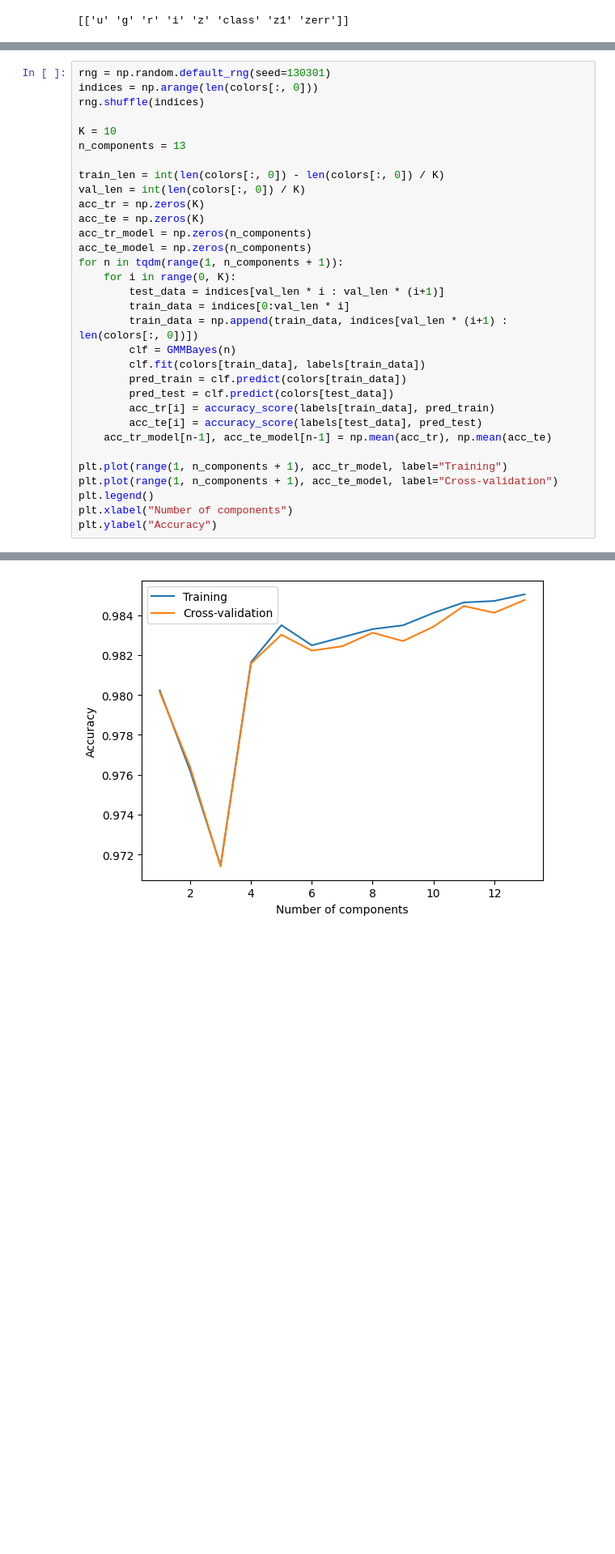
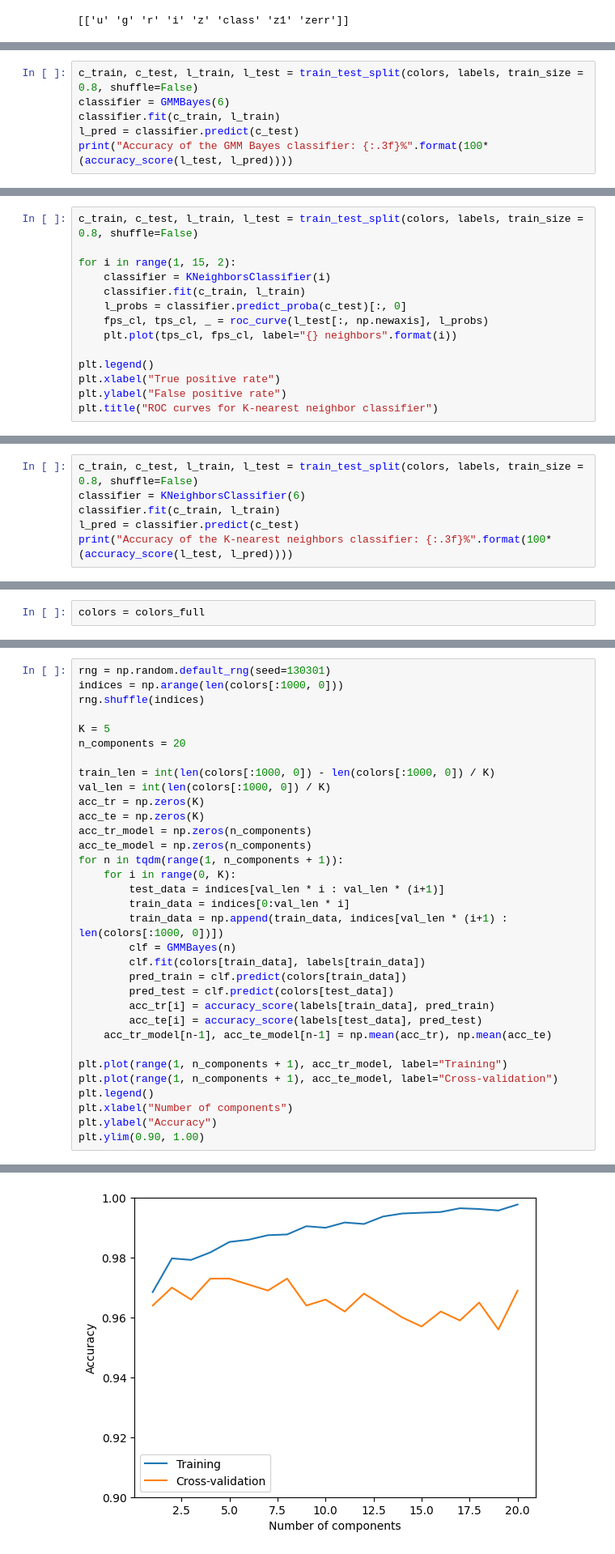
Before and after one commit to DiegoToniolo/astrostatistics_bicocca_2024, a Jupyter notebook: working/L19_GalaxiesAndQuasars.ipynb, the cells around one changed output, grey strips where cells are left out. Shown at 81% size. Drawn from its saved outputs; the diff is of its cells as text; blank space fills up the shorter version.

```diff
--- a/working/L19_GalaxiesAndQuasars.ipynb
+++ b/working/L19_GalaxiesAndQuasars.ipynb
@@ -40,0 +135,6 @@ for i in range(0, 4):
+# %%
+c_train, c_test, l_train, l_test = train_test_split(colors, labels, train_size = 0.8, shuffle=False)
+classifier = GMMBayes(6)
+classifier.fit(c_train, l_train)
+l_pred = classifier.predict(c_test)
+print("Accuracy of the GMM Bayes classifier: {:.3f}%".format(100*(accuracy_score(l_test, l_pred))))
@@ -40,0 +147,14 @@ for i in range(0, 4):
+# %%
+c_train, c_test, l_train, l_test = train_test_split(colors, labels, train_size = 0.8, shuffle=False)
+
+for i in range(1, 15, 2):
+    classifier = KNeighborsClassifier(i)
+    classifier.fit(c_train, l_train)
+    l_probs = classifier.predict_proba(c_test)[:, 0]
+    fps_cl, tps_cl, _ = roc_curve(l_test[:, np.newaxis], l_probs)
+    plt.plot(tps_cl, fps_cl, label="{} neighbors".format(i))
+
+plt.legend()
+plt.xlabel("True positive rate")
+plt.ylabel("False positive rate")
+plt.title("ROC curves for K-nearest neighbor classifier")
@@ -40,0 +204,6 @@ for i in range(0, 4):
+# %%
+c_train, c_test, l_train, l_test = train_test_split(colors, labels, train_size = 0.8, shuffle=False)
+classifier = KNeighborsClassifier(6)
+classifier.fit(c_train, l_train)
+l_pred = classifier.predict(c_test)
+print("Accuracy of the K-nearest neighbors classifier: {:.3f}%".format(100*(accuracy_score(l_test, l_pred))))
@@ -53,3 +216,5 @@ We begin with the first three:
+# %%
+colors = colors_full
 # %%
 c_train, c_test, l_train, l_test = train_test_split(colors, labels, train_size = 0.8, shuffle=False)
 classifiers = [GaussianNB(), LDA(), QDA()]
@@ -96,13 +262,13 @@ We can cross-validate the model:
 # %%
 rng = np.random.default_rng(seed=130301)
-indices = np.arange(len(colors[:, 0]))
+indices = np.arange(len(colors[:1000, 0]))
 rng.shuffle(indices)
 
-K = 10
-n_components = 13
+K = 5
+n_components = 20
 
-train_len = int(len(colors[:, 0]) - len(colors[:, 0]) / K)
-val_len = int(len(colors[:, 0]) / K)
+train_len = int(len(colors[:1000, 0]) - len(colors[:1000, 0]) / K)
+val_len = int(len(colors[:1000, 0]) / K)
 acc_tr = np.zeros(K)
 acc_te = np.zeros(K)
 acc_tr_model = np.zeros(n_components)
@@ -111,7 +277,7 @@ for n in tqdm(range(1, n_components + 1)):
     for i in range(0, K):
         test_data = indices[val_len * i : val_len * (i+1)]
         train_data = indices[0:val_len * i]
-        train_data = np.append(train_data, indices[val_len * (i+1) : len(colors[:, 0])])
+        train_data = np.append(train_data, indices[val_len * (i+1) : len(colors[:1000, 0])])
         clf = GMMBayes(n)
         clf.fit(colors[train_data], labels[train_data])
         pred_train = clf.predict(colors[train_data])
@@ -125,4 +291,5 @@ plt.plot(range(1, n_components + 1), acc_te_model, label="Cross-validation")
 plt.legend()
 plt.xlabel("Number of components")
 plt.ylabel("Accuracy")
+plt.ylim(0.90, 1.00)
 # %% [output]
@@ -130 +297 @@ Text(0, 0.5, 'Accuracy')
-[figure, old version]
+[figure, new version]
```
Also changed, not shown: parts of 34 cells of this notebook.
